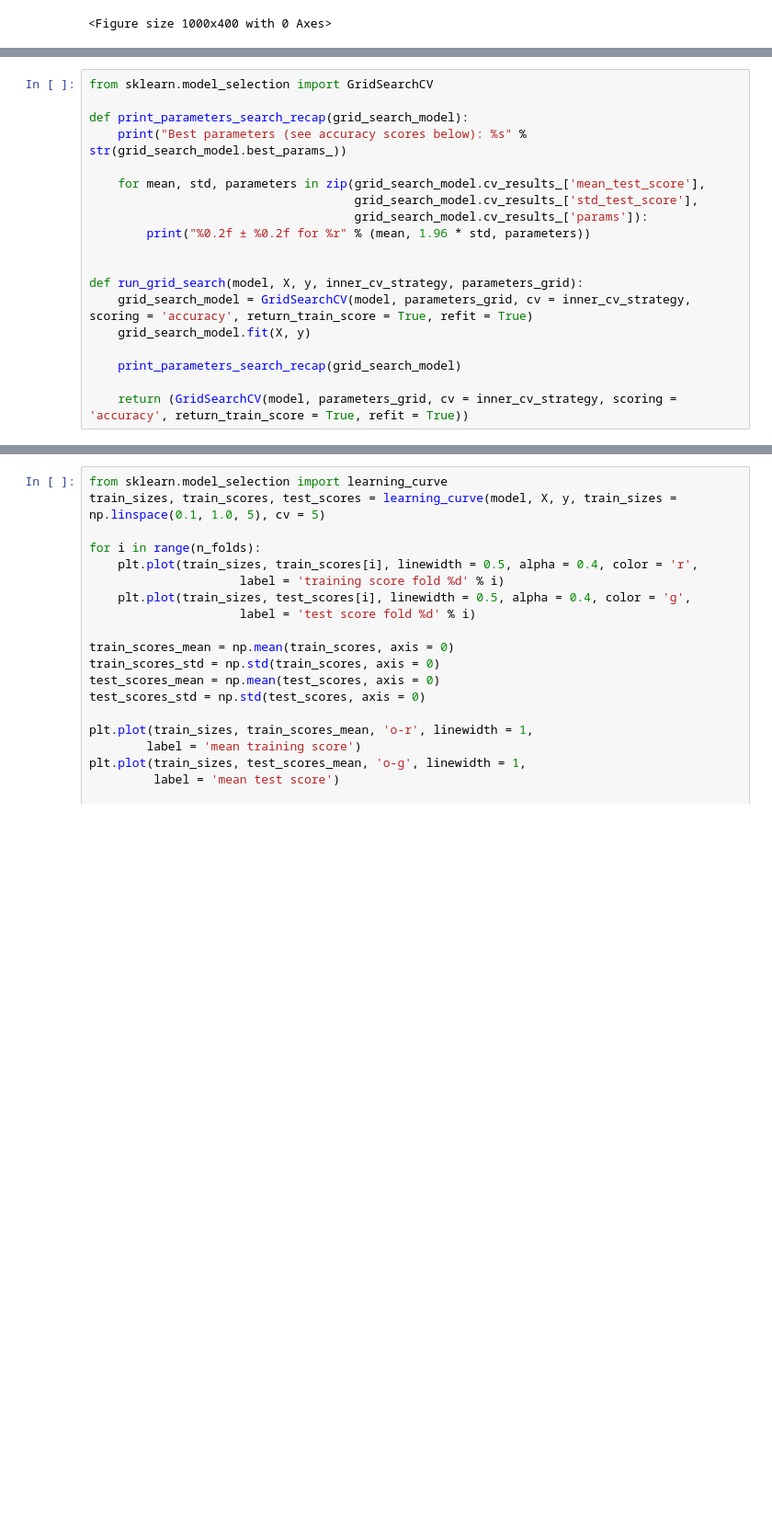
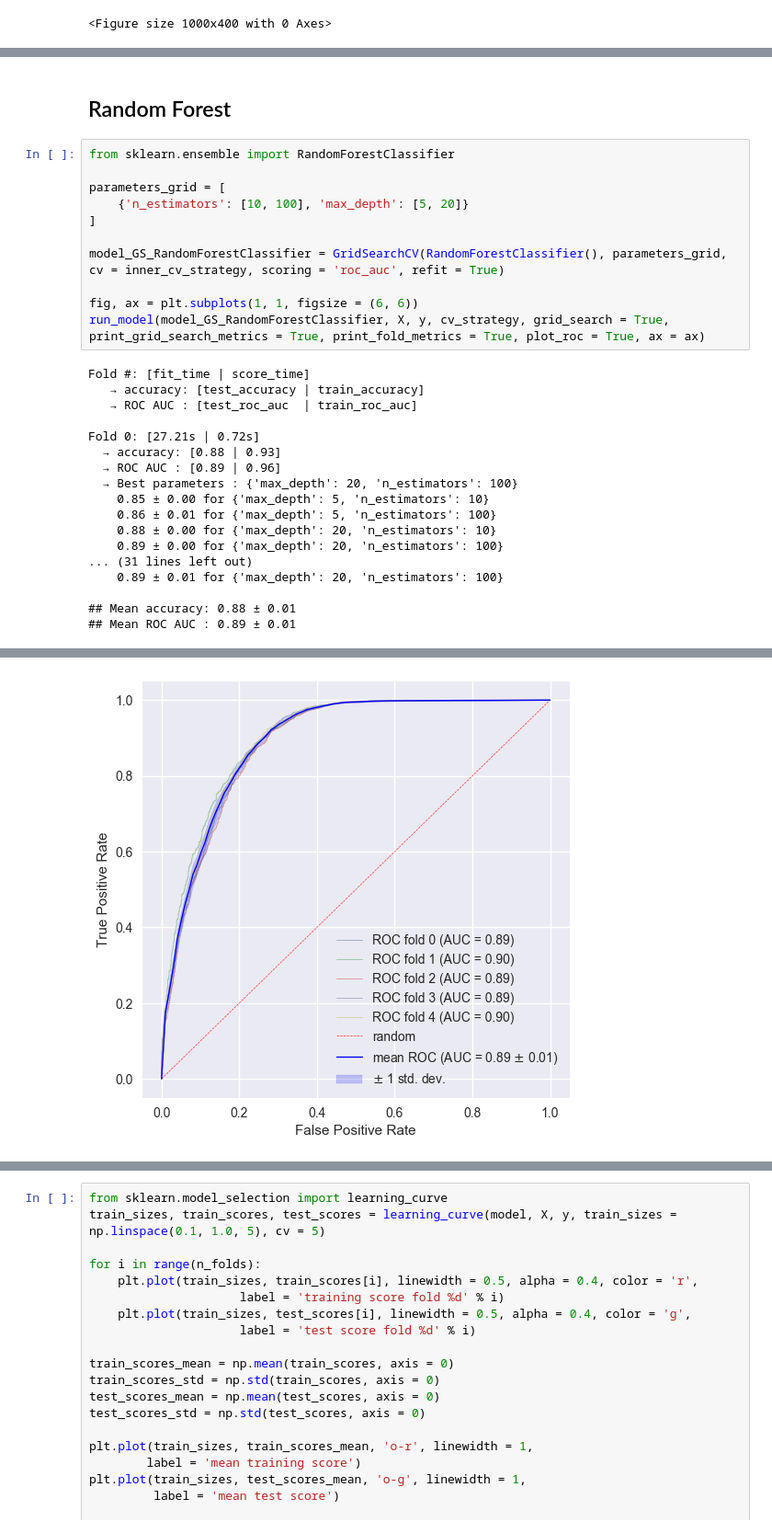
Before and after one commit to ElsaB/impact-annotator, a Jupyter notebook: analysis/prediction/somatic_vs_non_somatic_classification.ipynb, the cells around one changed output, grey strips where cells are left out. Shown: that part at 92% size. Cells and saved outputs as stored; diff of their text form; blank space fills up the shorter version.

```diff
--- a/analysis/prediction/somatic_vs_non_somatic_classification.ipynb
+++ b/analysis/prediction/somatic_vs_non_somatic_classification.ipynb
@@ -378,19 +303,31 @@ Fold 0: [11.96s | 2.65s]
-# %%
-from sklearn.model_selection import GridSearchCV
-
-def print_parameters_search_recap(grid_search_model):
-    print("Best parameters (see accuracy scores below): %s" % str(grid_search_model.best_params_))
-
-    for mean, std, parameters in zip(grid_search_model.cv_results_['mean_test_score'],
-                                     grid_search_model.cv_results_['std_test_score'],
-                                     grid_search_model.cv_results_['params']):
-        print("%0.2f ± %0.2f for %r" % (mean, 1.96 * std, parameters))
-
-
-def run_grid_search(model, X, y, inner_cv_strategy, parameters_grid):
-    grid_search_model = GridSearchCV(model, parameters_grid, cv = inner_cv_strategy, scoring = 'accuracy', return_train_score = True, refit = True)
-    grid_search_model.fit(X, y)
-
-    print_parameters_search_recap(grid_search_model)
-
-    return (GridSearchCV(model, parameters_grid, cv = inner_cv_strategy, scoring = 'accuracy', return_train_score = True, refit = True))
+# %% [markdown]
+## Random Forest
+# %%
+from sklearn.ensemble import RandomForestClassifier
+
+parameters_grid = [
+    {'n_estimators': [10, 100], 'max_depth': [5, 20]}
+]
+
+model_GS_RandomForestClassifier = GridSearchCV(RandomForestClassifier(), parameters_grid, cv = inner_cv_strategy, scoring = 'roc_auc', refit = True)
+
+fig, ax = plt.subplots(1, 1, figsize = (6, 6))
+run_model(model_GS_RandomForestClassifier, X, y, cv_strategy, grid_search = True, print_grid_search_metrics = True, print_fold_metrics = True, plot_roc = True, ax = ax)
+# %% [output]
+Fold #: [fit_time | score_time]
+   → accuracy: [test_accuracy | train_accuracy]
+   → ROC AUC : [test_roc_auc  | train_roc_auc]
+
+Fold 0: [27.21s | 0.72s]
+  → accuracy: [0.88 | 0.93]
+  → ROC AUC : [0.89 | 0.96]
+  → Best parameters : {'max_depth': 20, 'n_estimators': 100}
+    0.85 ± 0.00 for {'max_depth': 5, 'n_estimators': 10}
+    0.86 ± 0.01 for {'max_depth': 5, 'n_estimators': 100}
+    0.88 ± 0.00 for {'max_depth': 20, 'n_estimators': 10}
+    0.89 ± 0.00 for {'max_depth': 20, 'n_estimators': 100}
+... (31 lines left out)
+    0.89 ± 0.01 for {'max_depth': 20, 'n_estimators': 100}
+
+## Mean accuracy: 0.88 ± 0.01
+## Mean ROC AUC : 0.89 ± 0.01
@@ -396,0 +341 @@ def run_grid_search(model, X, y, inner_cv_strategy, parameters_grid):
+[figure, added]
```
Also changed, not shown: parts of 35 cells of this notebook, 3 other files.
